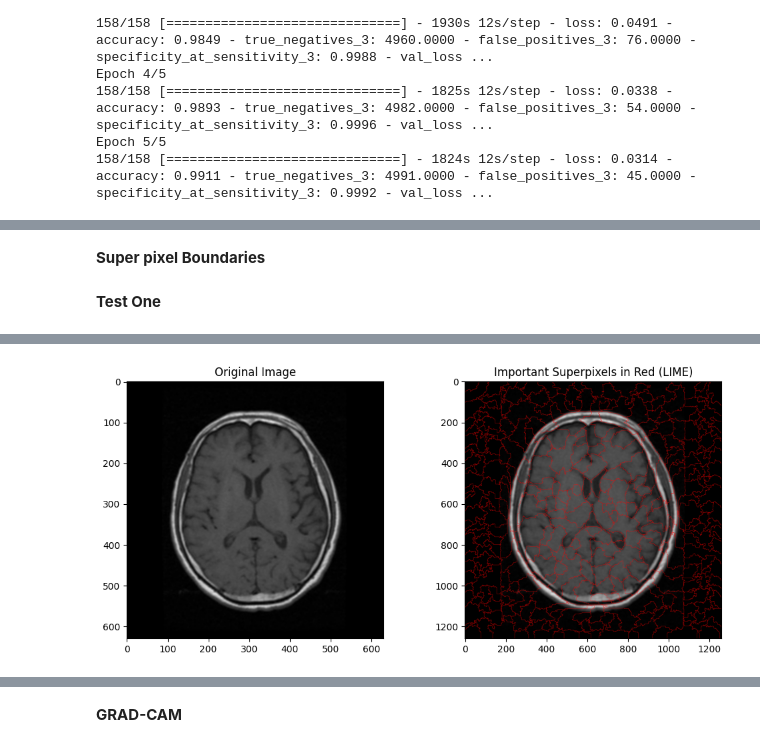
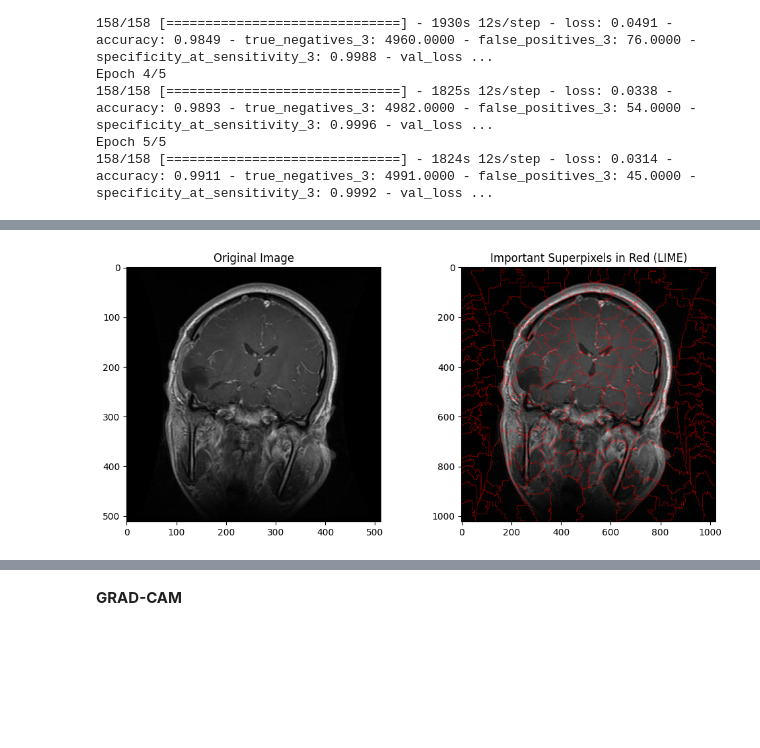
Before and after one commit to barta3235/working_model_resnet, a Jupyter notebook: working_model_resnet.ipynb, the cells around one changed output, grey strips where cells are left out. Saved outputs shown, nothing was run; the diff lists cells and outputs as text; code cells hidden in the pictures; blank space fills up the shorter version.

```diff
--- a/working_model_resnet.ipynb
+++ b/working_model_resnet.ipynb
@@ -482,14 +230,15 @@ WARNING:matplotlib.image:Clipping input data to the valid range for imshow with
-# %% [markdown]
-**Super pixel Boundaries**
-# %% [markdown]
-**Test One**
 # %%
 import tensorflow as tf
 import numpy as np
 from skimage.segmentation import mark_boundaries
+!pip install lime
 from lime.lime_image import LimeImageExplainer
-import cv2  # Import OpenCV for image processing
+import cv2
 import matplotlib.pyplot as plt
+
+# Load your pre-trained model
+model_path = '/content/drive/MyDrive/work_temp/model_resnet_new'  # Update with your model path
+model = tf.keras.models.load_model(model_path)
 
 def predict_fn(images):
     images = np.array([cv2.resize(img, (224, 224)) for img in images])
@@ -499,12 +248,12 @@ def predict_fn(images):
 explainer = LimeImageExplainer()
 
 sample_index = 0
-selected_image_path = '/content/drive/MyDrive/sampleImagesToTest/48 no.jpeg'  # Specify the file path to the image
+selected_image_path = '/content/drive/MyDrive/BadDay/Y2N (3007).jpg'  # Specify the file path to the image
 selected_label = 'Y'
 
 selected_image = cv2.imread(selected_image_path)  # Load the image using OpenCV
 
-explanation = explainer.explain_instance(selected_image, predict_fn, top_labels=1, num_samples=100)
+explanation = explainer.explain_instance(selected_image, predict_fn, top_labels=1, num_samples=1000)
 
 perturbed_image = explanation.segments
 
@@ -534 +307 @@ WARNING:matplotlib.image:Clipping input data to the valid range for imshow with
-[figure, old version]
+[figure, new version]
```
Also changed, not shown: parts of 25 cells of this notebook.
